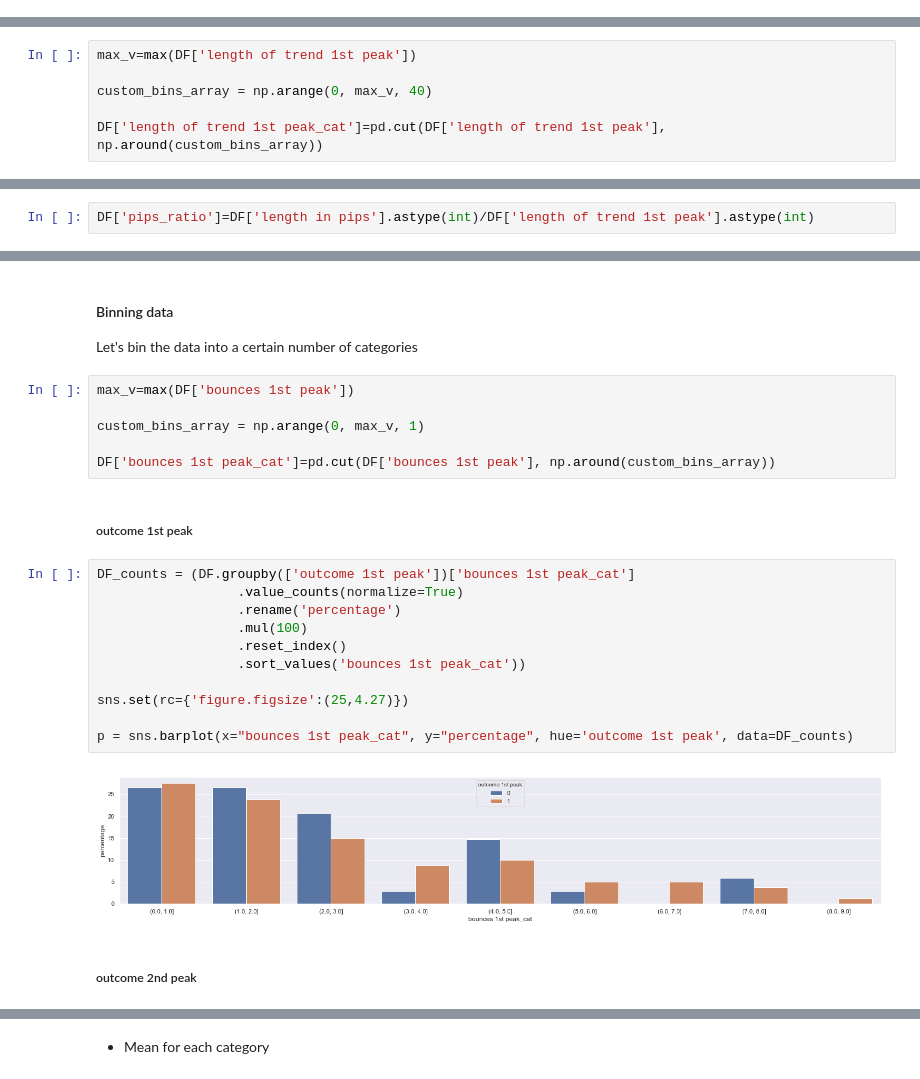
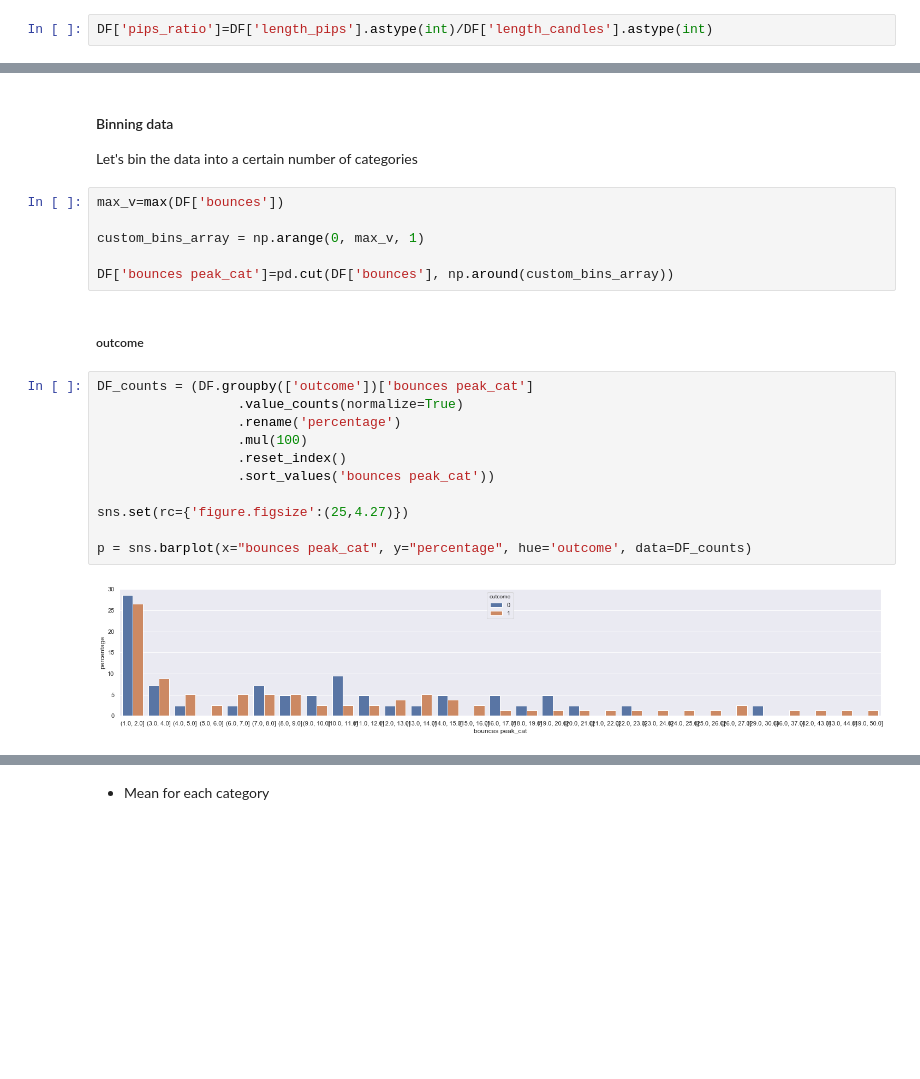
Before and after one commit to FOREXfunguru/FOREX, a Jupyter notebook: notebooks/Counter doubletop trades.ipynb, the cells around one changed output, grey strips where cells are left out. Saved outputs shown, nothing was run; the diff lists cells and outputs as text; blank space fills up the shorter version.

```diff
--- a/notebooks/Counter doubletop trades.ipynb
+++ b/notebooks/Counter doubletop trades.ipynb
@@ -786,0 +463,2 @@ DF.groupby("outcome 1st peak").agg({'length of trend 1st peak': 'median'})
+# %%
+DF['pips_ratio']=DF['length_pips'].astype(int)/DF['length_candles'].astype(int)
@@ -829,6 +505,0 @@ Let's bin the data into a certain number of categories
-# %%
-max_v=max(DF['length of trend 1st peak'])
-
-custom_bins_array = np.arange(0, max_v, 40)
-
-DF['length of trend 1st peak_cat']=pd.cut(DF['length of trend 1st peak'], np.around(custom_bins_array))
@@ -868,2 +505,0 @@ This variable contains the ratio between 'length of trend 1st peak'/'length in p
-# %%
-DF['pips_ratio']=DF['length in pips'].astype(int)/DF['length of trend 1st peak'].astype(int)
@@ -1032,25 +556,23 @@ DF.groupby("outcome 2nd peak").agg({'bounces 1st peak': 'median'})
 #### Binning data
 Let's bin the data into a certain number of categories
 # %%
-max_v=max(DF['bounces 1st peak'])
+max_v=max(DF['bounces'])
 
 custom_bins_array = np.arange(0, max_v, 1)
 
-DF['bounces 1st peak_cat']=pd.cut(DF['bounces 1st peak'], np.around(custom_bins_array))
+DF['bounces peak_cat']=pd.cut(DF['bounces'], np.around(custom_bins_array))
 # %% [markdown]
-##### outcome 1st peak
+##### outcome
 # %%
-DF_counts = (DF.groupby(['outcome 1st peak'])['bounces 1st peak_cat']
+DF_counts = (DF.groupby(['outcome'])['bounces peak_cat']
                   .value_counts(normalize=True)
                   .rename('percentage')
                   .mul(100)
                   .reset_index()
-                  .sort_values('bounces 1st peak_cat'))
+                  .sort_values('bounces peak_cat'))
 
 sns.set(rc={'figure.figsize':(25,4.27)})
 
-p = sns.barplot(x="bounces 1st peak_cat", y="percentage", hue='outcome 1st peak', data=DF_counts)
+p = sns.barplot(x="bounces peak_cat", y="percentage", hue='outcome', data=DF_counts)
 # %% [output]
-[figure, old version]
+[figure, new version]
-# %% [markdown]
-##### outcome 2nd peak
```
Also changed, not shown: parts of 224 cells of this notebook, 2 other files.
